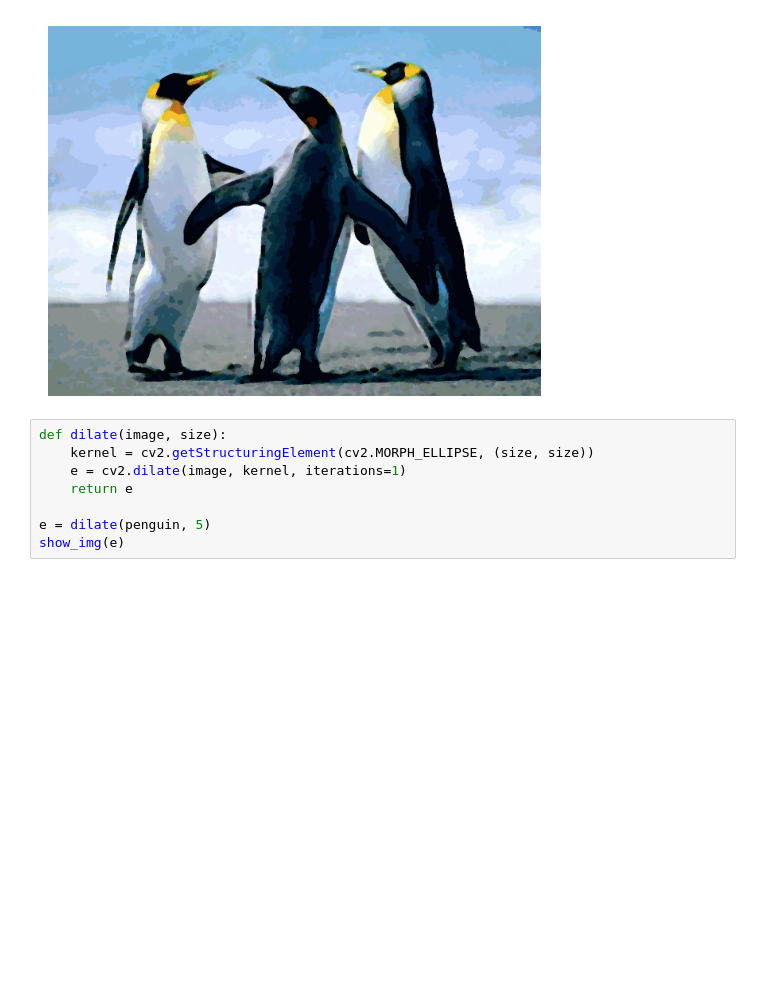
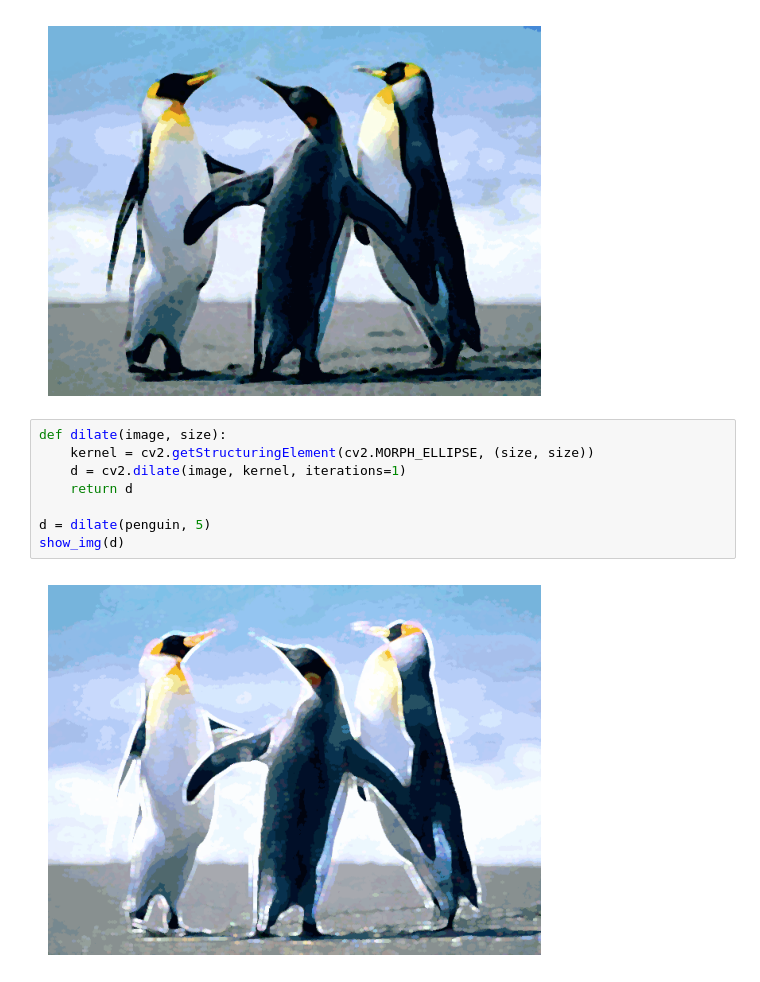
Before and after one commit to LucasAbsalao/bio-inspired_algorithm, a Jupyter notebook: preprocess_pipeline/pdi.ipynb, the cells around one changed output. Cells and saved outputs as stored; diff of their text form; blank space fills up the shorter version.

```diff
--- a/preprocess_pipeline/pdi.ipynb
+++ b/preprocess_pipeline/pdi.ipynb
@@ -80,8 +80,10 @@ show_img(e)
 # %%
 def dilate(image, size):
     kernel = cv2.getStructuringElement(cv2.MORPH_ELLIPSE, (size, size))
-    e = cv2.dilate(image, kernel, iterations=1)
-    return e
+    d = cv2.dilate(image, kernel, iterations=1)
+    return d
 
-e = dilate(penguin, 5)
-show_img(e)
+d = dilate(penguin, 5)
+show_img(d)
+# %% [output]
+[figure, added]
```
Also changed, not shown: parts of 1 cell of this notebook.
